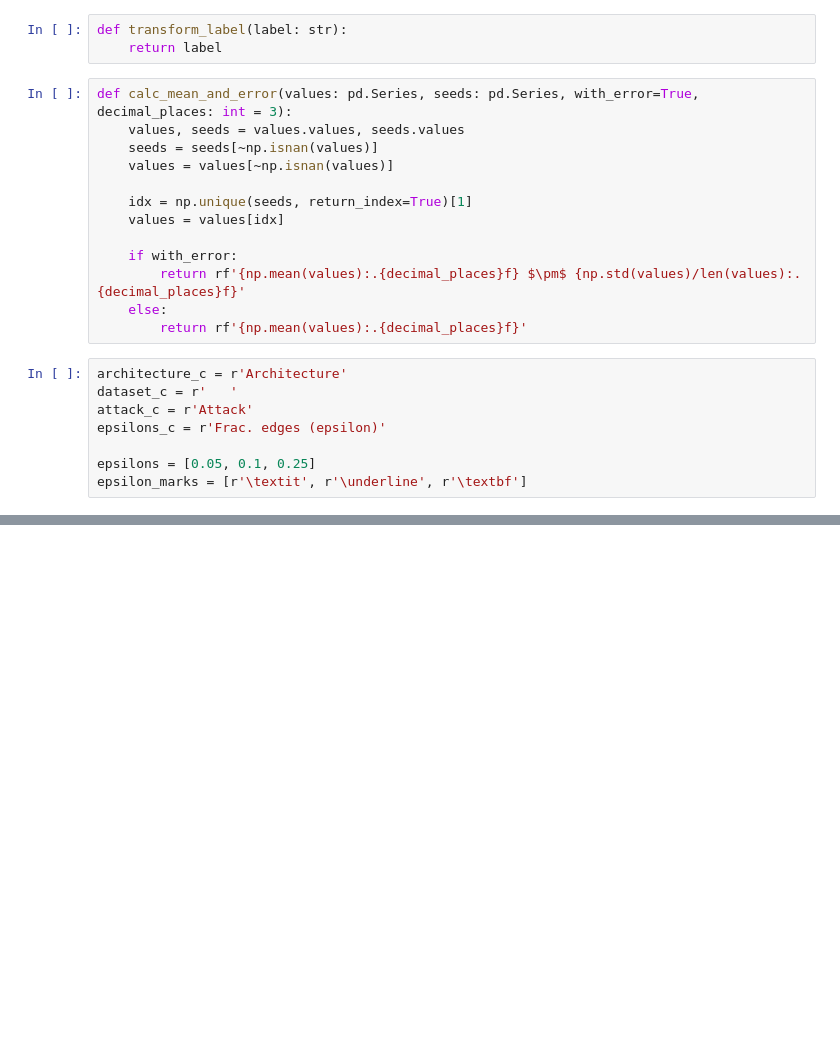
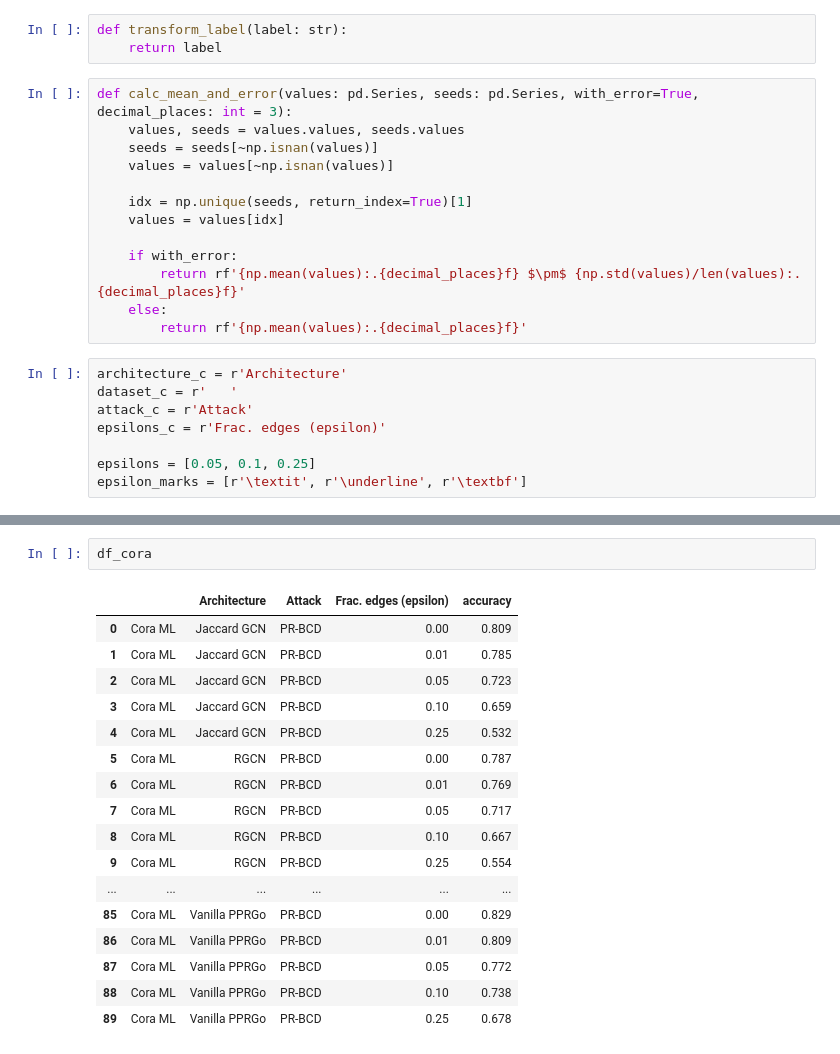
Before and after one commit to sigeisler/robustness_of_gnns_at_scale, a Jupyter notebook: notebooks/Results - Attacks Evasion Transfer.ipynb, the cells around one changed output, grey strips where cells are left out. Drawn from its saved outputs; the diff is of its cells as text; blank space fills up the shorter version.

```diff
--- a/notebooks/Results - Attacks Evasion Transfer.ipynb
+++ b/notebooks/Results - Attacks Evasion Transfer.ipynb
@@ -107,0 +159,20 @@ print(df_cora.to_markdown())
+# %%
+df_cora
+# %% [output]
+|  |  | Architecture | Attack | Frac. edges (epsilon) | accuracy |
+| 0 | Cora ML | Jaccard GCN | PR-BCD | 0.00 | 0.809 |
+| 1 | Cora ML | Jaccard GCN | PR-BCD | 0.01 | 0.785 |
+| 2 | Cora ML | Jaccard GCN | PR-BCD | 0.05 | 0.723 |
+| 3 | Cora ML | Jaccard GCN | PR-BCD | 0.10 | 0.659 |
+| 4 | Cora ML | Jaccard GCN | PR-BCD | 0.25 | 0.532 |
+| 5 | Cora ML | RGCN | PR-BCD | 0.00 | 0.787 |
+| 6 | Cora ML | RGCN | PR-BCD | 0.01 | 0.769 |
+| 7 | Cora ML | RGCN | PR-BCD | 0.05 | 0.717 |
+| 8 | Cora ML | RGCN | PR-BCD | 0.10 | 0.667 |
+| 9 | Cora ML | RGCN | PR-BCD | 0.25 | 0.554 |
+| ... | ... | ... | ... | ... | ... |
+| 85 | Cora ML | Vanilla PPRGo | PR-BCD | 0.00 | 0.829 |
+| 86 | Cora ML | Vanilla PPRGo | PR-BCD | 0.01 | 0.809 |
+| 87 | Cora ML | Vanilla PPRGo | PR-BCD | 0.05 | 0.772 |
+| 88 | Cora ML | Vanilla PPRGo | PR-BCD | 0.10 | 0.738 |
+| 89 | Cora ML | Vanilla PPRGo | PR-BCD | 0.25 | 0.678 |
```
Also changed, not shown: parts of 4 cells of this notebook, 6 other files.
